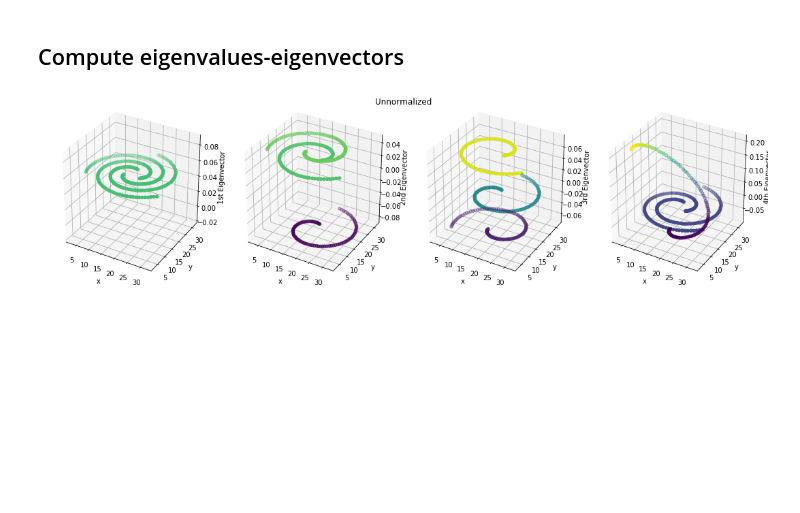
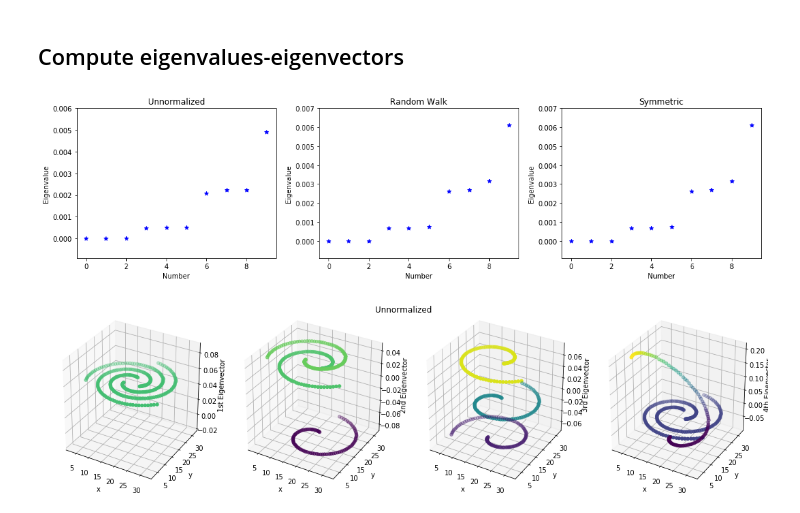
Before and after one commit to msarrias/spectral-clustering, a Jupyter notebook: playground.ipynb, the cells around one changed output. Drawn from its saved outputs; the diff is of its cells as text; code cells hidden in the pictures; blank space fills up the shorter version.

```diff
--- a/playground.ipynb
+++ b/playground.ipynb
@@ -189,6 +194,16 @@ rearranged_sym_evals_spiral_data = f.rearrange_eigenvals(eigenvalues_sym_s, eige
 eigenvalues_rw_s, eigenvectors_rw_s = la.eig(f.normalized_graph_Laplacian(W_spiral, matrix ="rw"))
 eigenvalues_rw_s = eigenvalues_rw_s.real
 rearranged_rw_evals_spiral_data = f.rearrange_eigenvals(eigenvalues_rw_s, eigenvectors_rw_s)
+# %%
+titles_list = ["Unnormalized","Random Walk","Symmetric"]
+ylim_list =[(-0.0009,0.006),(-0.0009,0.007),(-0.0009,0.007)]
+eigenvalues_sorted_lists_s = f.eigenvalues_list([rearranged_unnorm_evals_spiral_data,
+                                               rearranged_rw_evals_spiral_data,
+                                               rearranged_sym_evals_spiral_data])
+f.plot_eigenvalues(eigenvalues_sorted_lists_s, titles_list,
+                   ylim_list, "figures/21-eigenvalues_s",n=10)
+# %% [output]
+[figure, added]
 # %%
 x, y = data_points.T
 f.plot3D_eigenvectors(x,y,4,[rearranged_unnorm_evals_spiral_data,
```
Also changed, not shown: parts of 10 cells of this notebook.
